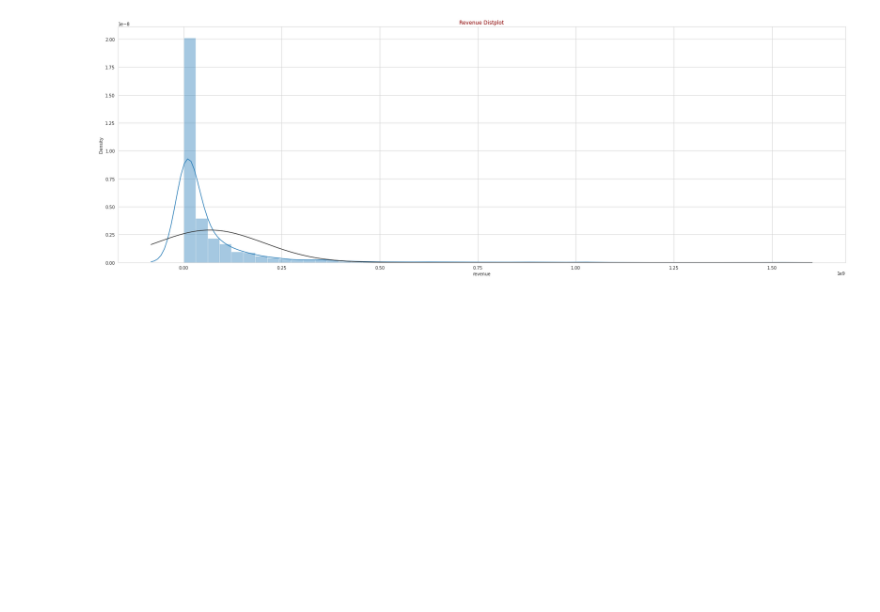
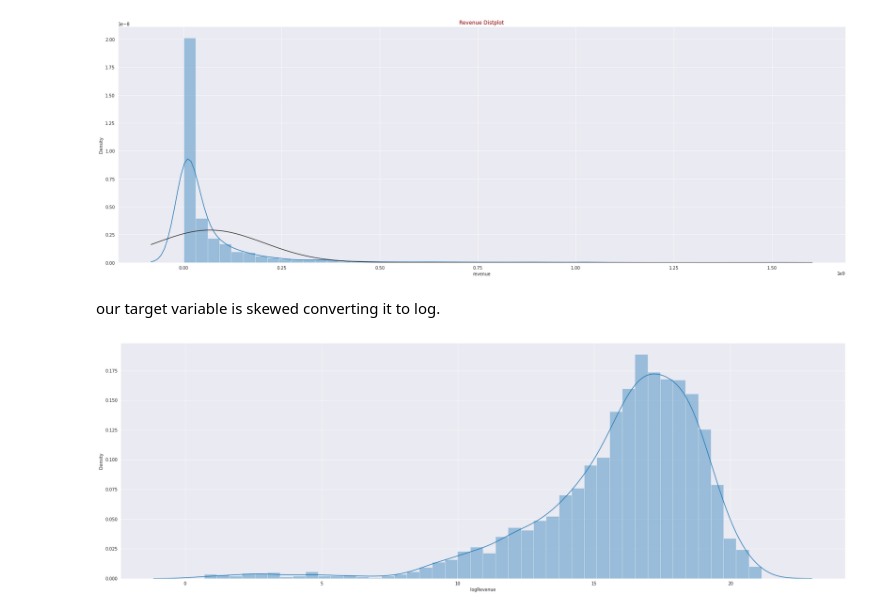
Before and after one commit to heyrobin/Movie-Sales-Prediction-, a Jupyter notebook: TMDB_Box_Office_Prediction.ipynb, the cells around one changed output. Drawn from its saved outputs; the diff is of its cells as text; code cells hidden in the pictures; blank space fills up the shorter version.

```diff
--- a/TMDB_Box_Office_Prediction.ipynb
+++ b/TMDB_Box_Office_Prediction.ipynb
@@ -151,3 +156,5 @@ plt.title("Revenue Distplot", color = "darkred")
 plt.show()
 # %% [output]
 [figure]
+# %% [markdown]
+our target variable is skewed converting it to log.
@@ -153,0 +163,7 @@ plt.show()
+# %%
+plt.figure(figsize=(30,10))
+
+eda['logRevenue'] = np.log1p(eda['revenue'])
+sns.distplot(eda['logRevenue'] );
+# %% [output]
+[figure, added]
```
Also changed, not shown: parts of 4 cells of this notebook.
